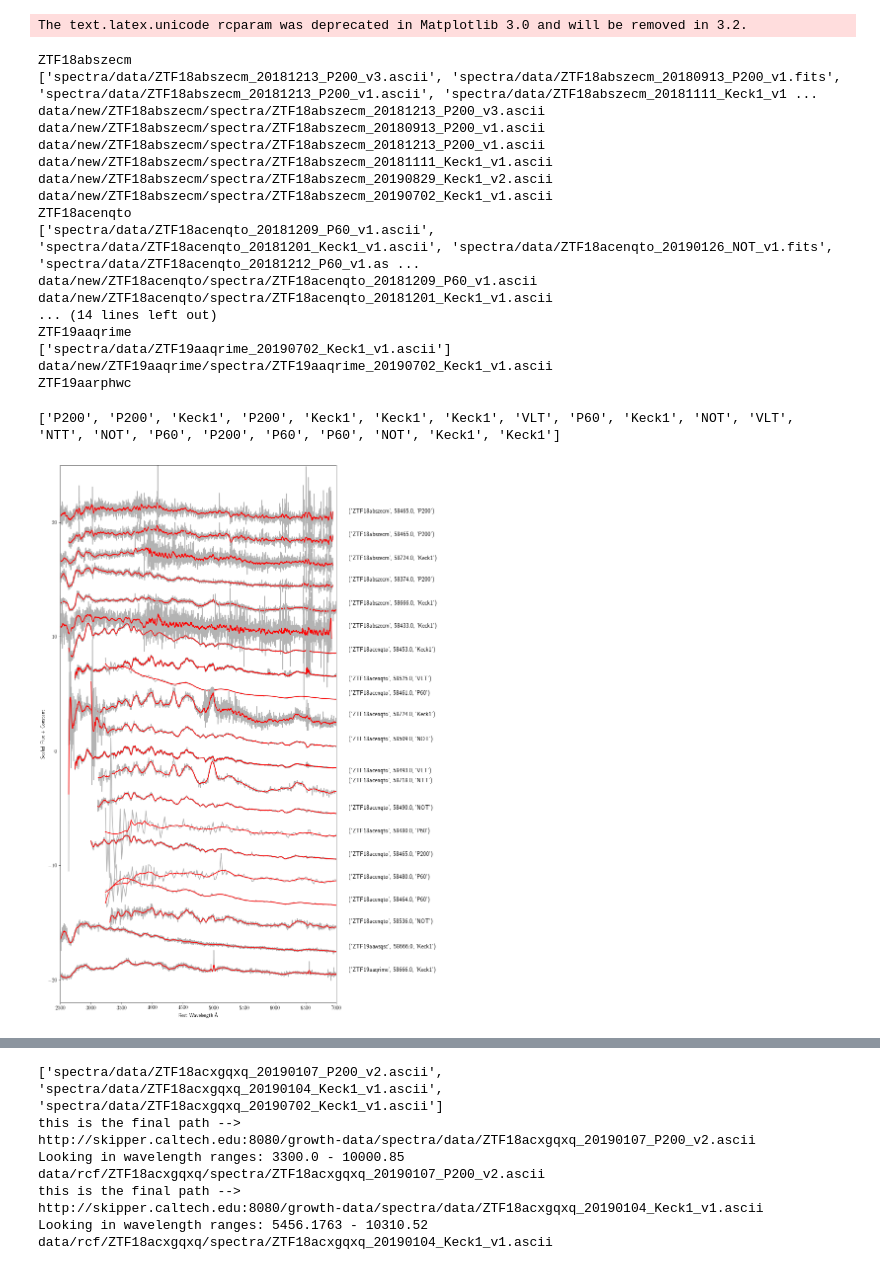
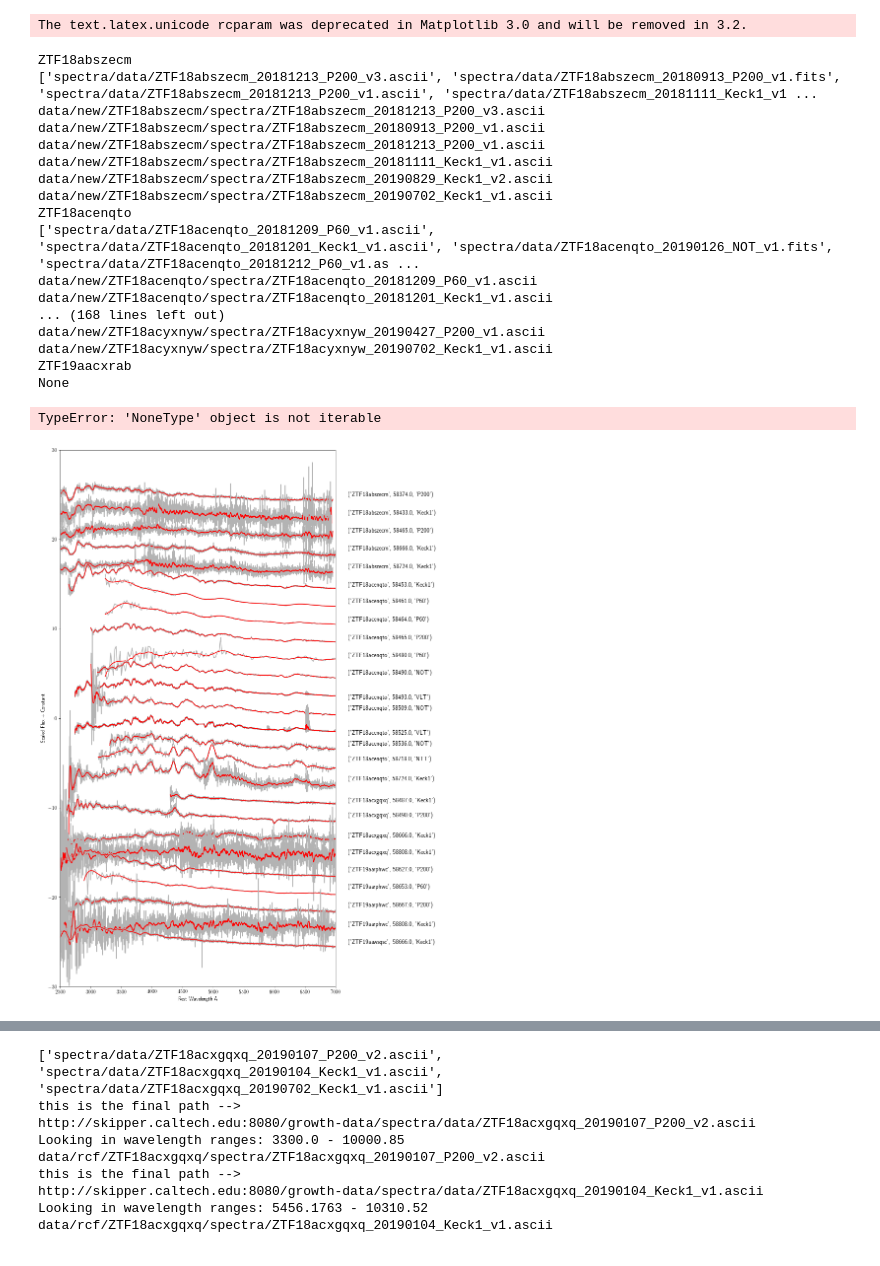
Before and after one commit to Aishwarya113/Superluminous, a Jupyter notebook: download_spectra.ipynb, the cells around one changed output, grey strips where cells are left out. Saved outputs shown, nothing was run; the diff lists cells and outputs as text; code cells hidden in the pictures.

```diff
--- a/download_spectra.ipynb
+++ b/download_spectra.ipynb
@@ -34,9 +34,9 @@ matplotlib.rcParams['text.latex.unicode'] = True
 # %% [output]
 The text.latex.unicode rcparam was deprecated in Matplotlib 3.0 and will be removed in 3.2.
 # %%
-f = ascii.read("SLSNe - I.txt")
+f = ascii.read("SLSNe - I copy.txt") #ascii file containing the names of sources and their redshifts
 targets = f['col1']
-redshift = f['col4']
+redshift = f['col2']
 #print (targets)
 #print (redshift)
 # %%
@@ -126,15 +126,14 @@ def download_spectra(data_path, target_id, date_dir_name, dtype='no_header'):
     stored_spectrum = "data/%s/%s/spectra/%s.ascii"%(date_dir_name, target_id, data_path_mod)
     return (stored_spectrum)
 # %%
-user = "AishwaryaD"
-passw = "bBrA@7592"
+user = "AishwaryaD"   #Marshal Username
+passw = "bBrA@7592"   #Marshal Password
+program_index = "10"  #program id for the program which contains the candidates you are interested in,
+                      #same program has different id for every different user
 
-# Where will the data be stored from this python run? format: month/day/year (i.e 07022019)
-date_directory= "new"#input("Create a new date-directory (i.e 07202019): ")
+# Where will the data be stored from this python run?
+date_directory= "new"#input
 mkdir_date_dir = os.system("mkdir data/%s"%date_directory) # make a new directory where we will store the datapath
-
-
-program_index = "10"
 
 
 for target in targets:
@@ -161,11 +160,12 @@ ZTF18acenqto
 ['spectra/data/ZTF18acenqto_20181209_P60_v1.ascii', 'spectra/data/ZTF18acenqto_20181201_Keck1_v1.ascii', 'spectra/data/ZTF18acenqto_20190126_NOT_v1.fits', 'spectra/data/ZTF18acenqto_20181212_P60_v1.as ...
 data/new/ZTF18acenqto/spectra/ZTF18acenqto_20181209_P60_v1.ascii
 data/new/ZTF18acenqto/spectra/ZTF18acenqto_20181201_Keck1_v1.ascii
-... (14 lines left out)
-ZTF19aaqrime
-['spectra/data/ZTF19aaqrime_20190702_Keck1_v1.ascii']
-data/new/ZTF19aaqrime/spectra/ZTF19aaqrime_20190702_Keck1_v1.ascii
-ZTF19aarphwc
+... (168 lines left out)
+data/new/ZTF18acyxnyw/spectra/ZTF18acyxnyw_20190427_P200_v1.ascii
+data/new/ZTF18acyxnyw/spectra/ZTF18acyxnyw_20190702_Keck1_v1.ascii
+ZTF19aacxrab
+None
+TypeError: 'NoneType' object is not iterable
 # %%
 plotx = []
 ploty = []
@@ -175,9 +175,9 @@ text = []
 rest = []
 instrument = []
 
-for t in targets[0:4]: # Go through the list of ZTFnames in the ascii file
+for t in targets[0:5]: # Go through the list of ZTFnames in the ascii file
 
-    directory = glob.glob("data/trial/%s/spectra/*.ascii"%t) #where the spectra are stored
+    directory = glob.glob("data/new/%s/spectra/*.ascii"%t) #where the spectra are stored
 
     for d in directory: # go through all the spectra
 
@@ -217,18 +217,16 @@ for t in targets[0:4]: # Go through the list of ZTFnames in the ascii file
         plotx.append(data_l)
         ploty.append(data_flux/mean) #Scaling flux for plotting
 
-print (instrument)
+    print (instrument)
-# %% [output]
-['P200', 'P200', 'Keck1', 'P200', 'Keck1', 'Keck1', 'Keck1', 'VLT', 'P60', 'Keck1', 'NOT', 'VLT', 'NTT', 'NOT', 'P60', 'P200', 'P60', 'P60', 'NOT', 'Keck1', 'Keck1']
 # %%
 fig,ax = plt.subplots(nrows=1,ncols=1, figsize = (10,20))
 ax.set_xlim(2500,7000)
-ax.set_ylim(-22, 25)
+ax.set_ylim(-30, 30)
 plt.xlabel('Rest Wavelength Å')
 plt.ylabel('Scaled Flux + Constant')
 #plt.yscale('log')
 
-const = 20   #increment
+const = 24   #increment
 count = 0
 inc = 0
 
@@ -239,40 +237,42 @@ for k in zip(plotx,ploty):
     if instrument[inc] == "Keck1":
         yhat = scipy.signal.savgol_filter(k[1], 51, 3) #Fit smoothed spectra using Savitzky-Golay filter
 
+    elif instrument[inc] == "Keck2":
+        yhat = scipy.signal.savgol_filter(k[1], 31, 3)
+
     elif instrument[inc] == "P200":
-        yhat = scipy.signal.savgol_filter(k[1], 51, 3) #Fit smoothed spectra using Savitzky-Golay filter
+        yhat = scipy.signal.savgol_filter(k[1], 51, 3)
 
     elif instrument[inc] == "P60":
-        yhat = scipy.signal.savgol_filter(k[1], 31, 4) #Fit smoothed spectra using Savitzky-Golay filter
+        yhat = scipy.signal.savgol_filter(k[1], 31, 4)
 
     elif instrument[inc] == "NOT":
-        yhat = scipy.signal.savgol_filter(k[1], 35, 3) #Fit smoothed spectra using Savitzky-Golay filter
+        yhat = scipy.signal.savgol_filter(k[1], 35, 3)
 
     elif instrument[inc] == "VLT":
-        yhat = scipy.signal.savgol_filter(k[1], 51, 3) #Fit smoothed spectra using Savitzky-Golay filter
+        yhat = scipy.signal.savgol_filter(k[1], 51, 3)
 
     elif instrument[inc] == "NTT":
-        yhat = scipy.signal.savgol_filter(k[1], 35, 3) #Fit smoothed spectra using Savitzky-Golay filter
+        yhat = scipy.signal.savgol_filter(k[1], 35, 3)
 
     # Plotting the spectrum name and date for every spectrum
     y_temp = k[1] + const   # Scaling flux values and saving in a temporary variable
     text_pos_y = np.median(y_temp)    # defining the location on y-axis
     ax.text(7200, (text_pos_y), text[count], size=12)
 
     #print (text[count])
     variable = text[count][0]    # Only select the name of sourcec by indexing
     #print (variable)
     r = redshift[np.where(variable == targets)]   # Selecting the value of redshift at the target index where the variable name matches target name
     z = (1 + r)
-    #print (z)
 
     ax.plot(k[0]/z, k[1]+const,  color = '0.7')   #Plotting the x in rest wavelength and y in scaled flux + const
     ax.plot(k[0]/z, yhat+const, color='red')    #Plotting the x in rest wavelength and y in smoothed spectra + const
 
     inc += 1
     count = count+1  #to go through the Text array and print appropriate text besides every spectra
     const += -2    #shift the spectra
 
 plt.show()
 # %% [output]
-[figure, old version]
+[figure, new version]
```
Also changed, not shown: parts of 8 cells of this notebook.
